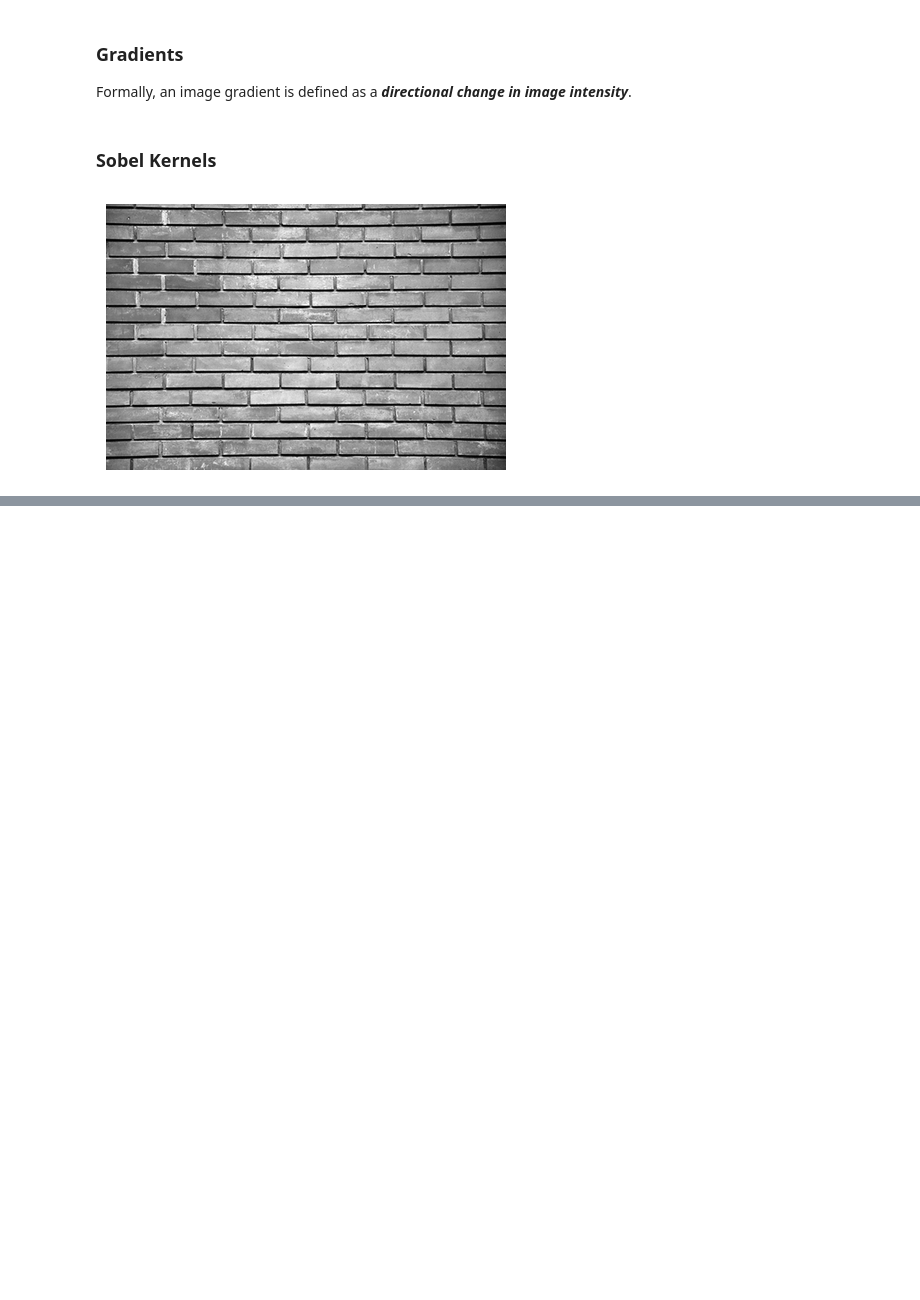
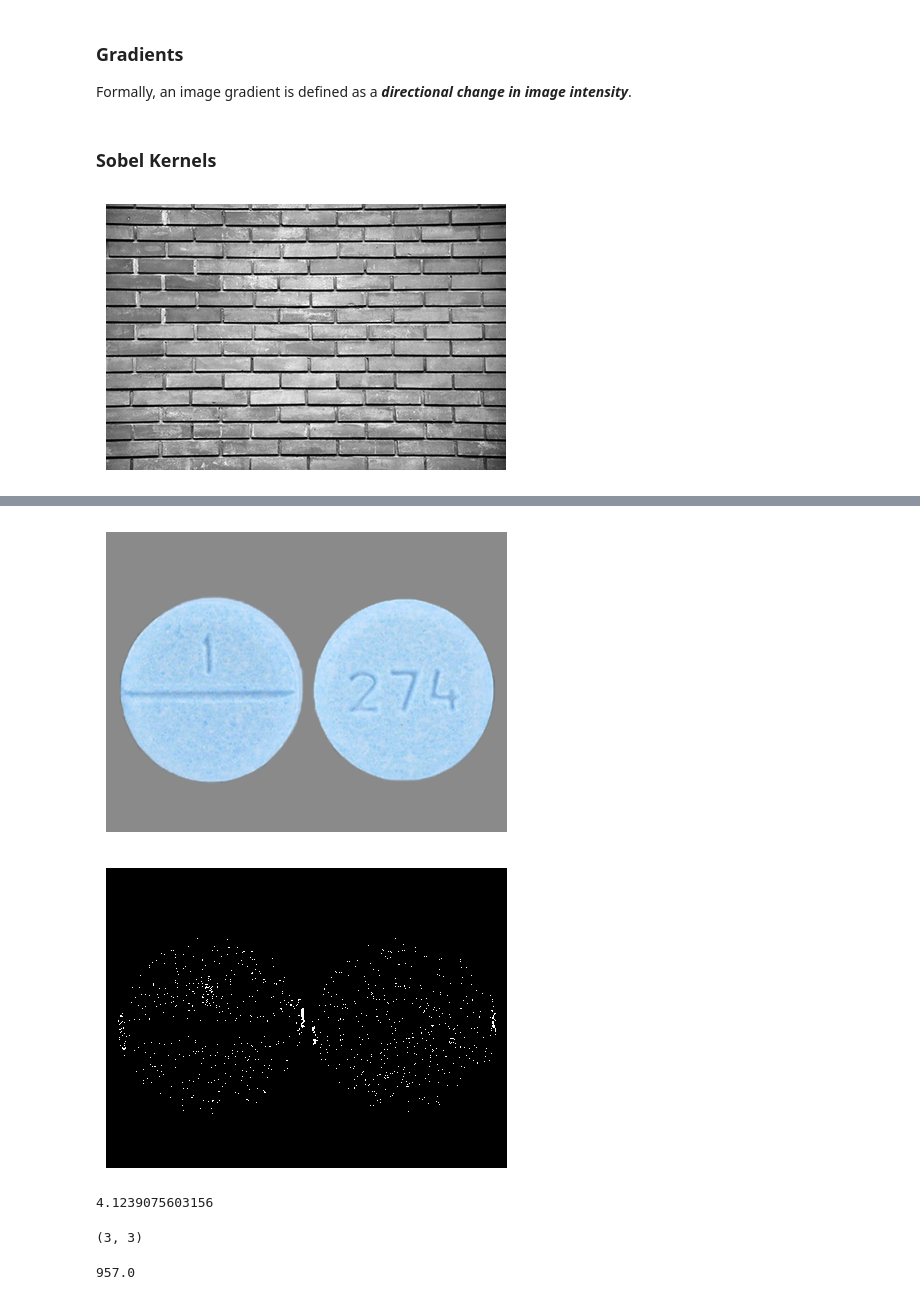
Before and after one commit to KarthikKothareddy/pisgurus, a Jupyter notebook: gradients_and_contours.ipynb, the cells around one changed output, grey strips where cells are left out. Saved outputs shown, nothing was run; the diff lists cells and outputs as text; code cells hidden in the pictures; blank space fills up the shorter version.

```diff
--- a/gradients_and_contours.ipynb
+++ b/gradients_and_contours.ipynb
@@ -53,0 +115,42 @@ display(gX, flip=False, cmap="gray")
+# %%
+# another image
+
+image = cv2.imread("images/clonazepam_1mg.png")
+gray = cv2.cvtColor(image, cv2.COLOR_BGR2GRAY)
+
+# calculate gradients across X and Y axes
+gX = cv2.Sobel(gray, ddepth=cv2.CV_64F, dx=1, dy=0)
+gY = cv2.Sobel(gray, ddepth=cv2.CV_64F, dx=0, dy=1)
+
+# compute the magnitude of gradient and orientation 'theta'
+magnitude = np.sqrt((gX**2) + (gY**2))
+orientation = np.arctan2(gY, gX) * (180 / np.pi) % 180
+
+lower_angle = 175.0
+upper_angle = 180.0
+
+# find all pixels that are within the upper and low angle boundaries
+idxs = np.where(orientation >= lower_angle, orientation, -1)
+idxs = np.where(orientation <= upper_angle, idxs, -1)
+
+# mask
+mask = np.zeros(gray.shape, dtype="uint8")
+# all coordinates that have a corresponding idxs  value of > -1 are set to 255 (i.e. foreground).
+# Otherwise, they are left as 0 (i.e. background).
+mask[idxs > -1] = 255
+
+display(image)
+display(mask, flip=False, cmap="gray")
+# %% [output]
+[figure, added]
+[figure, added]
+# %%
+
+gX = 319
+gY = 23.0
+# compute the magnitude of gradient and orientation 'theta'
+magnitude = np.sqrt((gX**2) + (gY**2))
+orientation = np.arctan2(gY, gX) * (180 / np.pi) % 180
+orientation
+# %% [output]
+4.1239075603156
@@ -53,0 +161,10 @@ display(gX, flip=False, cmap="gray")
+# %%
+
+gy = cv2.Sobel(m, ddepth=cv2.CV_64F, dx=0, dy=1)
+m.shape
+# %% [output]
+(3, 3)
+# %%
+gy.sum()
+# %% [output]
+957.0
```
Also changed, not shown: parts of 9 cells of this notebook.
